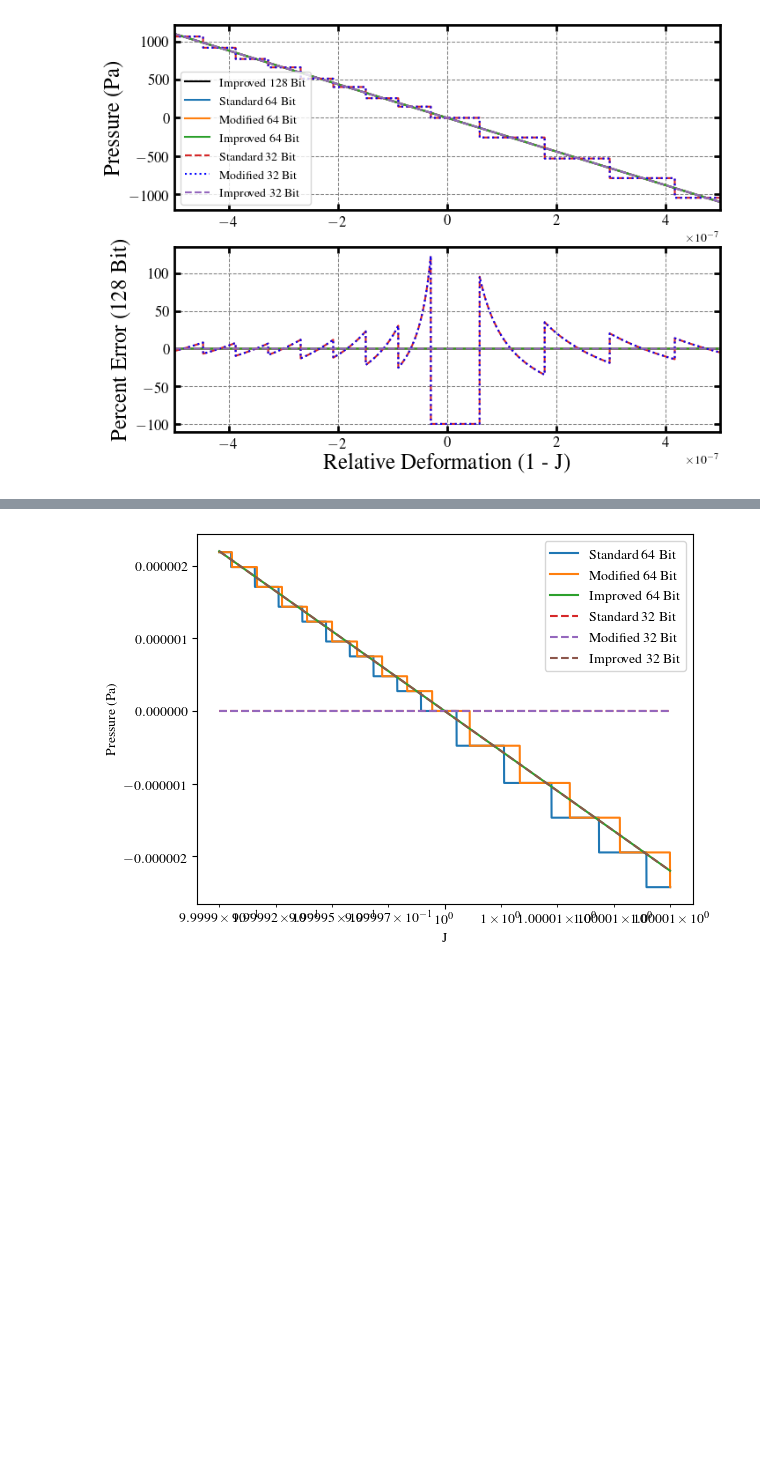
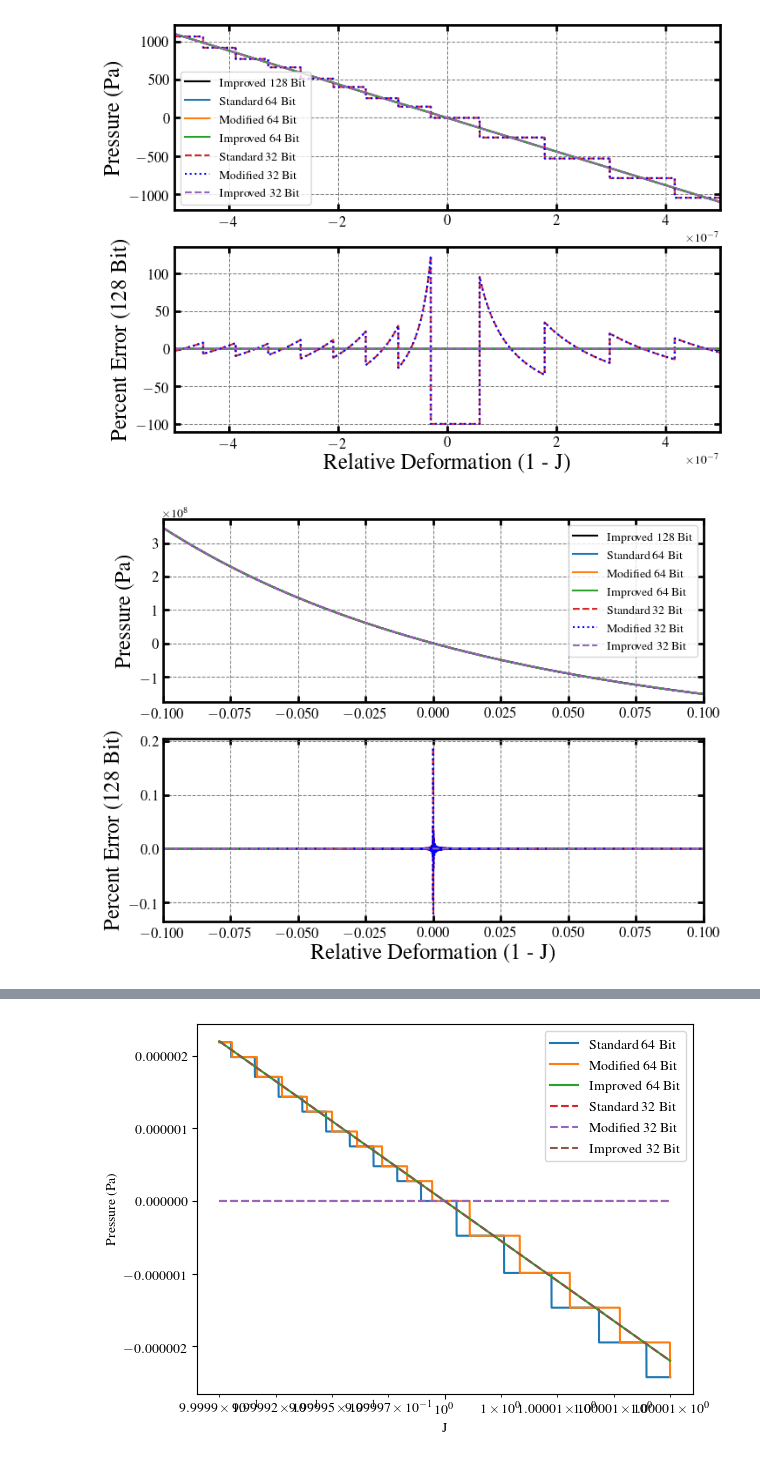
Before and after one commit to JustinBonus/Optimized-Fluid, a Jupyter notebook: models.ipynb, the cells around one changed output, grey strips where cells are left out. Cells and saved outputs as stored; diff of their text form; code cells hidden in the pictures; blank space fills up the shorter version.

```diff
--- a/models.ipynb
+++ b/models.ipynb
@@ -44,7 +44,7 @@ low  = 0.9999999
 high = 1.0000001
 diff = 0.0000001
 # %%
-def compare_models(bulk_modulus, gamma, diff, low, high, nPoints):
+def compare_models(bulk_modulus, gamma, diff, low, high, nPoints, fn='compare_models.png'):
     # Plot the pressure as a function of depth for the different material model formulations.
     # Given:
     # bulk_modulus: Bulk modulus (Pascals) K_0, imcompressibility of the material initially
@@ -122,6 +122,8 @@ def compare_models(bulk_modulus, gamma, diff, low, high, nPoints):
 
     axes[0].legend()
 
+    plt.savefig(fn, dpi=300, bbox_inches='tight')
+
     plt.show()
 # %%
 low  = 0.999999999999999
@@ -141,5 +143,14 @@ compare_models(bulk_modulus, gamma, diff, low, high, nPoints)
 # %% [output]
 [figure]
+# %%
+
+low  = 0.9
+high = 1.1
+diff = 0.1
+
+compare_models(bulk_modulus, gamma, diff, low, high, nPoints, fn="jfluid_compare_zero_08062023.png")
+# %% [output]
+[figure, added]
 # %%
 
 
```
Also changed, not shown: parts of 3 cells of this notebook, 1 other file.
